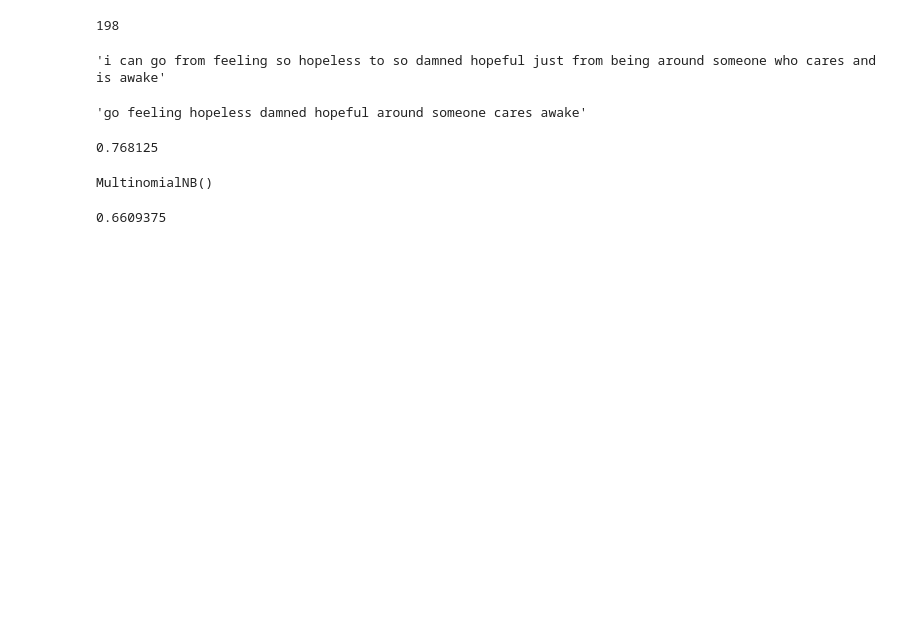
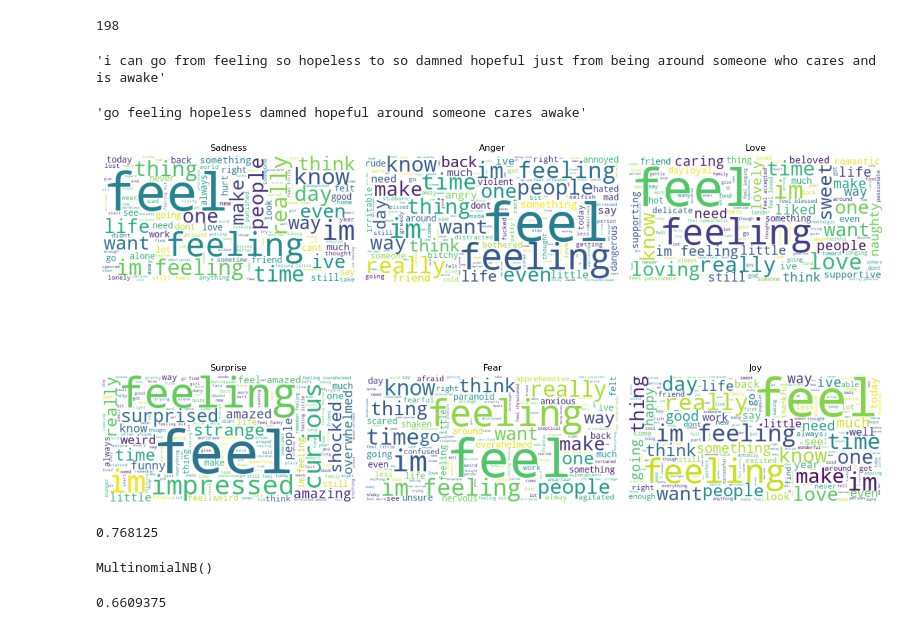
Before and after one commit to ravarnax/emotion-detection-nlp-comparison, a Jupyter notebook: Sentiment_Analysis_Comparison.ipynb, the cells around one changed output. Saved outputs shown, nothing was run; the diff lists cells and outputs as text; code cells hidden in the pictures; blank space fills up the shorter version.

```diff
--- a/Sentiment_Analysis_Comparison.ipynb
+++ b/Sentiment_Analysis_Comparison.ipynb
@@ -130,6 +148,15 @@ def remove_numbers(txt):
 df['text'] = df['text'].apply(remove_numbers)
 # %%
  # 4. remove urls/links
+import re
+
+def remove_urls(txt):
+    # finds text - starts by https, http, www
+    url_pattern = re.compile(r'https?://\S+|www\.\S+')
+    # replace found URLs with empty string
+    return url_pattern.sub(r'',txt)
+
+df['text'] = df['text'].apply(remove_urls)
 # %%
 # 6. remove emotions
 def remove_emojis(txt):
@@ -189,6 +216,27 @@ df['text'] = df['text'].apply(remove)
 df.loc[1]['text']
 # %% [output]
 'go feeling hopeless damned hopeful around someone cares awake'
+# %%
+# word cloud
+emotion_labels = {0: 'Sadness', 1: 'Anger', 2: 'Love', 3: 'Surprise', 4: 'Fear', 5: 'Joy'}
+matplotlib.pyplot.figure(figsize=(15,10))
+for emotion_num, emotion_name in emotion_labels.items():
+    # get all text for this specific emotion
+    text = ' '.join(sentence for sentence in df[df['emotion'] == emotion_num]['text'])
+
+    # generating word cloud
+    wordcloud = WordCloud(width=400, height=200, background_color='white', colormap='viridis').generate(text)
+
+    # plot in a 2x3 grid
+    matplotlib.pyplot.subplot(2, 3, emotion_num + 1)
+    matplotlib.pyplot.imshow(wordcloud, interpolation='bilinear')
+    matplotlib.pyplot.axis('off')
+    matplotlib.pyplot.title(f'{emotion_name}')
+
+matplotlib.pyplot.tight_layout()
+matplotlib.pyplot.show()
+# %% [output]
+[figure, added]
 # %%
 # data spliting
 
```
Also changed, not shown: parts of 5 cells of this notebook.
